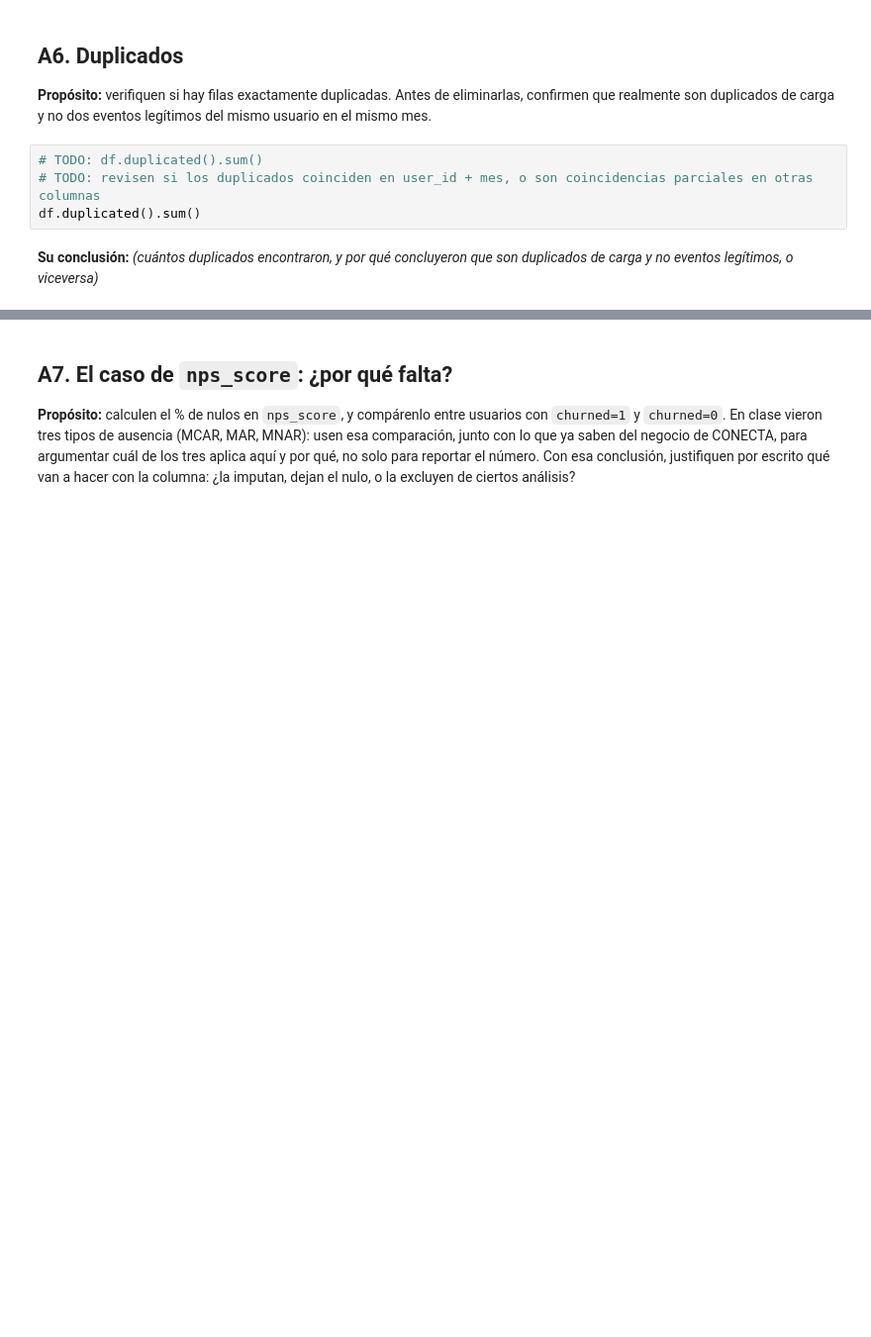
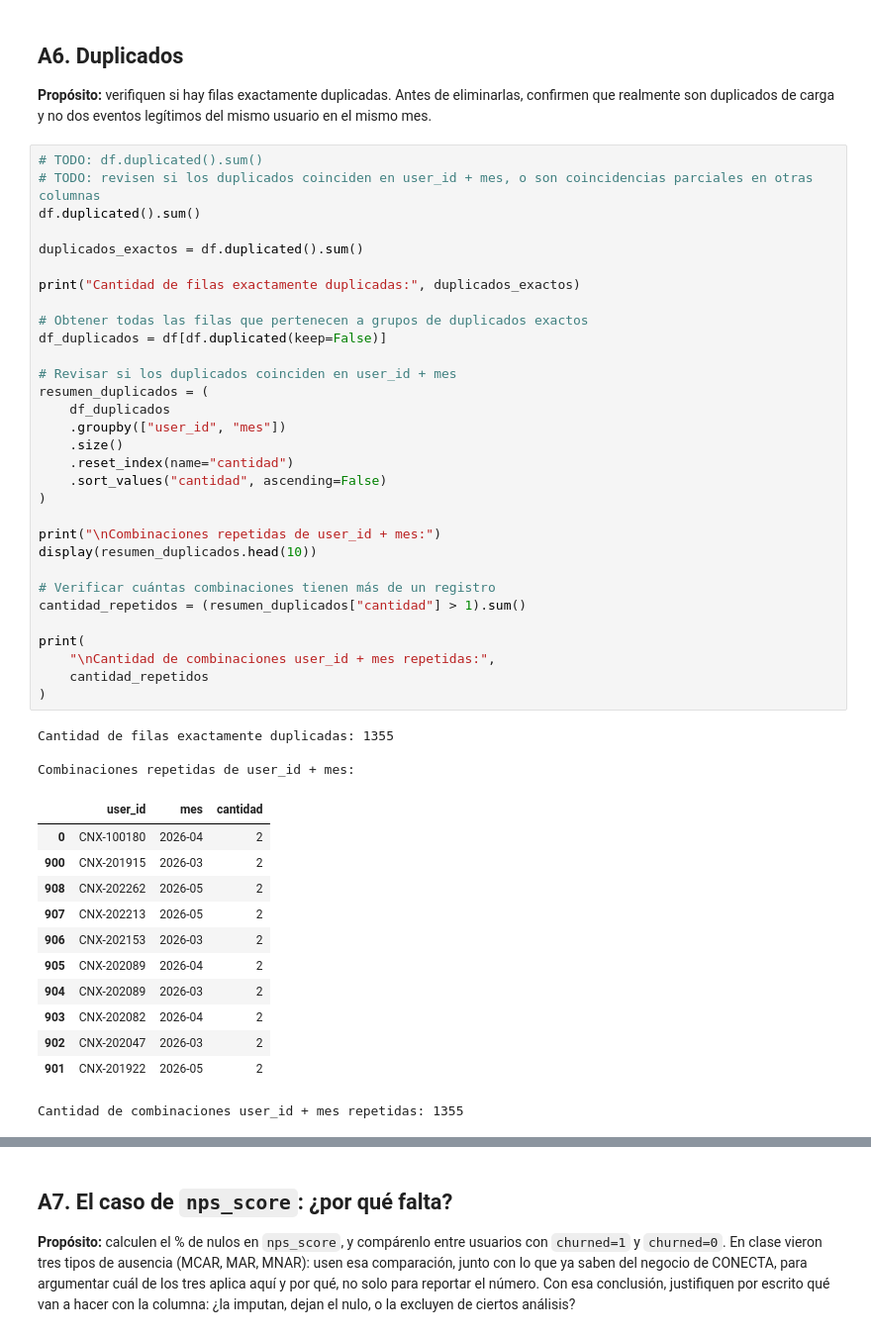
Before and after one commit to jp0617/visualizacionAnalisis, a Jupyter notebook: v0.1_s3_dataviz_grupo1.ipynb, the cells around one changed output, grey strips where cells are left out. Shown at 99% size. Saved outputs shown, nothing was run; the diff lists cells and outputs as text; blank space fills up the shorter version.

```diff
--- a/v0.1_s3_dataviz_grupo1.ipynb
+++ b/v0.1_s3_dataviz_grupo1.ipynb
@@ -299,9 +387,50 @@ Name: count, dtype: int64
 ## A6. Duplicados
 
 **Propósito:** verifiquen si hay filas exactamente duplicadas. Antes de eliminarlas, confirmen que realmente son duplicados de carga y no dos eventos legítimos del mismo usuario en el mismo mes.
-# %%
-# TODO: df.duplicated().sum()
-# TODO: revisen si los duplicados coinciden en user_id + mes, o son coincidencias parciales en otras columnas
-df.duplicated().sum()
-# %% [markdown]
-**Su conclusión:** _(cuántos duplicados encontraron, y por qué concluyeron que son duplicados de carga y no eventos legítimos, o viceversa)_
+# %%
+# TODO: df.duplicated().sum()
+# TODO: revisen si los duplicados coinciden en user_id + mes, o son coincidencias parciales en otras columnas
+df.duplicated().sum()
+
+duplicados_exactos = df.duplicated().sum()
+
+print("Cantidad de filas exactamente duplicadas:", duplicados_exactos)
+
+# Obtener todas las filas que pertenecen a grupos de duplicados exactos
+df_duplicados = df[df.duplicated(keep=False)]
+
+# Revisar si los duplicados coinciden en user_id + mes
+resumen_duplicados = (
+    df_duplicados
+    .groupby(["user_id", "mes"])
+    .size()
+    .reset_index(name="cantidad")
+    .sort_values("cantidad", ascending=False)
+)
+
+print("\nCombinaciones repetidas de user_id + mes:")
+display(resumen_duplicados.head(10))
+
+# Verificar cuántas combinaciones tienen más de un registro
+cantidad_repetidos = (resumen_duplicados["cantidad"] > 1).sum()
+
+print(
+    "\nCantidad de combinaciones user_id + mes repetidas:",
+    cantidad_repetidos
+)
+# %% [output]
+Cantidad de filas exactamente duplicadas: 1355
+
+Combinaciones repetidas de user_id + mes:
+|  | user_id | mes | cantidad |
+| 0 | CNX-100180 | 2026-04 | 2 |
+| 900 | CNX-201915 | 2026-03 | 2 |
+| 908 | CNX-202262 | 2026-05 | 2 |
+| 907 | CNX-202213 | 2026-05 | 2 |
+| 906 | CNX-202153 | 2026-03 | 2 |
+| 905 | CNX-202089 | 2026-04 | 2 |
+| 904 | CNX-202089 | 2026-03 | 2 |
+| 903 | CNX-202082 | 2026-04 | 2 |
+| 902 | CNX-202047 | 2026-03 | 2 |
+| 901 | CNX-201922 | 2026-05 | 2 |
+Cantidad de combinaciones user_id + mes repetidas: 1355
```
Also changed, not shown: parts of 15 cells of this notebook, 1 other file.
